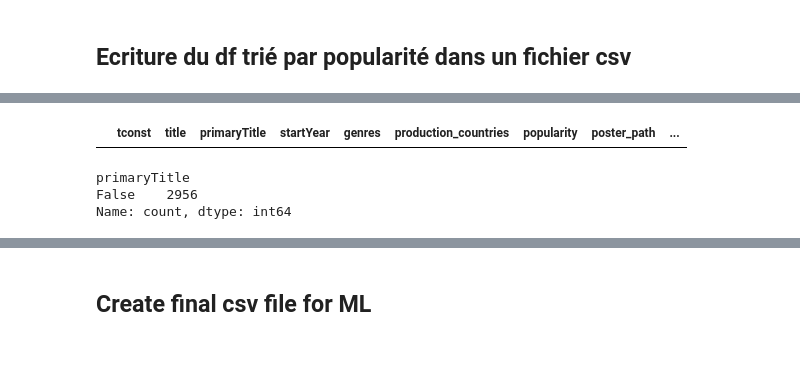
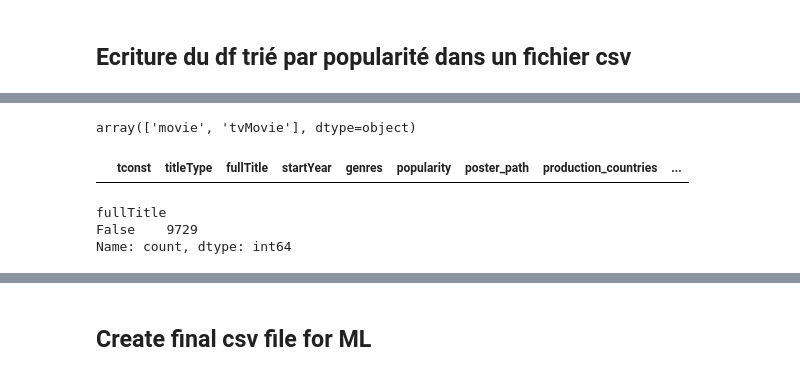
Before and after one commit to peggia/imdb-movies, a Jupyter notebook: movies_data_collection.ipynb, the cells around one changed output, grey strips where cells are left out. Drawn from its saved outputs; the diff is of its cells as text; code cells hidden in the pictures.

```diff
--- a/movies_data_collection.ipynb
+++ b/movies_data_collection.ipynb
@@ -778,3 +835,7 @@ df_merged_clean= df_merged_popular.drop_duplicates(subset='primaryTitle').reset_
+# %%
+df_merged_clean['genres'] = df_merged_clean['genres'].str.replace(',',' ')
+df_merged_clean['actors'] = df_merged_clean['actors'].str.replace(',',' ')
+df_merged_clean['directors'] = df_merged_clean['directors'].str.replace(',',' ')
 # %%
 df_merged_clean.info()
 # %% [output]
@@ -798,7 +861,7 @@ memory usage: 323.4+ KB
 # %% [markdown]
 ## Ecriture du df trié par popularité dans un fichier csv
 # %%
-# df_merged_popular = df_merged_popular.sort_values(by=['averageRating','numVotes'], ascending=False)
+df_merged_sorted= df_merged_clean.sort_values(by=['averageRating','numVotes'], ascending=False)
 
 # df_merged_popular.to_csv("grouped_movies_latam_ML.csv",index=False,sep =';')
 # %% [markdown]
@@ -806,7 +869,8 @@ memory usage: 323.4+ KB
 # %%
 # we choose to use the primaryTitle rather then the title  with translation
 def combine_features(row):
-    return row['primaryTitle']+' '+row['genres']+' '+row['actors'] +' '+row['directors']
+
+    return row['fullTitle']+' '+row['genres']+' '+row['actors'] +' '+row['directors']
 
 def create_feature_columns(df):
     df['combined_features'] = df.apply(combine_features, axis = 1)
@@ -814,7 +878,7 @@ def create_feature_columns(df):
     df['index'] = df.index
     return df
 # %%
-df_merged_pop_features = create_feature_columns(df_merged_clean)
+df_merged_pop_features = create_feature_columns(df_merged_sorted)
 # %%
 df_merged_pop_features.head()
 # %% [output]
@@ -827,11 +911,15 @@ df_merged_pop_features.head()
+# %%
+df_merged_pop_features['titleType'].unique()
+# %% [output]
+array(['movie', 'tvMovie'], dtype=object)
 # %%
-titles = df_merged_pop_features["primaryTitle"]
-df_merged_pop_features[titles.isin(titles[titles.duplicated()])].sort_values("primaryTitle")
+titles = df_merged_pop_features["fullTitle"]
+df_merged_pop_features[titles.isin(titles[titles.duplicated()])].sort_values("fullTitle")
 # %% [output]
-|  | tconst | title | primaryTitle | startYear | genres | production_countries | popularity | poster_path | ... |
+|  | tconst | titleType | fullTitle | startYear | genres | popularity | poster_path | production_countries | ... |
 # %%
-df_merged_pop_features['primaryTitle'].duplicated().value_counts()
+df_merged_pop_features['fullTitle'].duplicated().value_counts()
 # %% [output]
-primaryTitle
-False    2956
+fullTitle
+False    9729
 Name: count, dtype: int64
```
Also changed, not shown: parts of 52 cells of this notebook.
